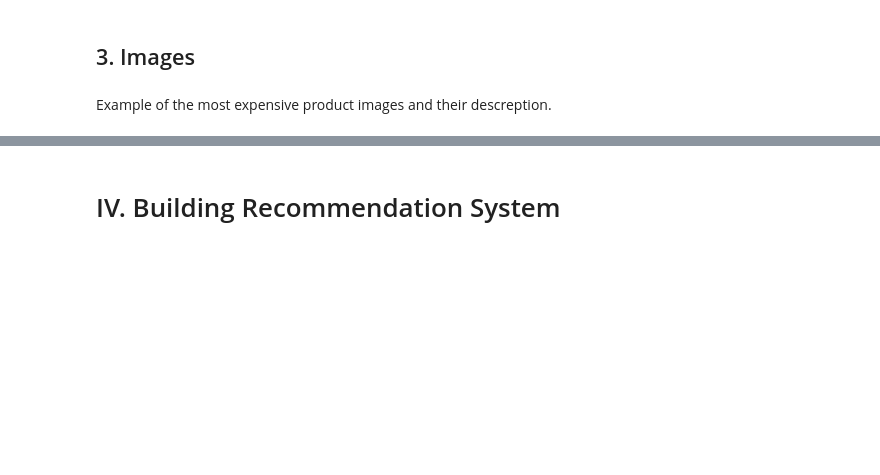
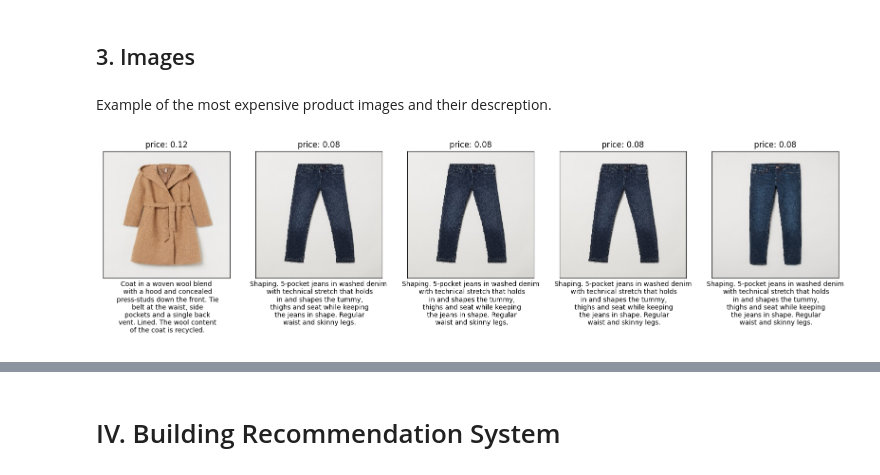
Before and after one commit to GiangNguyenn/FinalAssignmentGroup03, a Jupyter notebook: refactor_asm_3.ipynb, the cells around one changed output, grey strips where cells are left out. Saved outputs shown, nothing was run; the diff lists cells and outputs as text; code cells hidden in the pictures; blank space fills up the shorter version.

```diff
--- a/refactor_asm_3.ipynb
+++ b/refactor_asm_3.ipynb
@@ -534,32 +534,34 @@ plt.show()
 # %% [markdown]
 Example of the most expensive product images and their descreption.
 # %%
-# left_join_transaction = transactions.merge(small_articles_df, on='article_id', how='left')
+left_join_transaction = transactions.merge(small_articles_df, on='article_id', how='left')
 
-# left_join_transaction.dropna(inplace=True)
-# max_price_ids = transactions[transactions.t_dat==transactions.t_dat.max()].sort_values('price', ascending=False).iloc[:5][['article_id', 'price']]
-# min_price_ids = transactions[transactions.t_dat==transactions.t_dat.min()].sort_values('price', ascending=True).iloc[:5][['article_id', 'price']]
+left_join_transaction.dropna(inplace=True)
+max_price_ids = transactions[transactions.t_dat==transactions.t_dat.max()].sort_values('price', ascending=False).iloc[:5][['article_id', 'price']]
+min_price_ids = transactions[transactions.t_dat==transactions.t_dat.min()].sort_values('price', ascending=True).iloc[:5][['article_id', 'price']]
 # %%
-# f, ax = plt.subplots(1, 5, figsize=(20,10))
-# i = 0
+f, ax = plt.subplots(1, 5, figsize=(20,10))
+i = 0
 
-# max_price_ids = left_join_transaction[left_join_transaction.t_dat==left_join_transaction.t_dat.max()].sort_values('price', ascending=False).iloc[:5][['article_id', 'price']]
-# min_price_ids = left_join_transaction[left_join_transaction.t_dat==left_join_transaction.t_dat.min()].sort_values('price', ascending=True).iloc[:5][['article_id', 'price']]
+max_price_ids = left_join_transaction[left_join_transaction.t_dat==left_join_transaction.t_dat.max()].sort_values('price', ascending=False).iloc[:5][['article_id', 'price']]
+min_price_ids = left_join_transaction[left_join_transaction.t_dat==left_join_transaction.t_dat.min()].sort_values('price', ascending=True).iloc[:5][['article_id', 'price']]
 
 
-# for _, data in max_price_ids.iterrows():
-#     desc = small_articles_df[small_articles_df['article_id'] == data['article_id']]['detail_desc'].iloc[0]
-#     desc_list = desc.split(' ')
-#     for j, elem in enumerate(desc_list):
-#         if j > 0 and j % 5 == 0:
-#             desc_list[j] = desc_list[j] + '\n'
-#     desc = ' '.join(desc_list)
-#     img = mpimg.imread(f'downscaled_images_raw/0{str(data.article_id)[:2]}/0{int(data.article_id)}.jpg')
-#     ax[i].imshow(img)
-#     ax[i].set_title(f'price: {data.price:.2f}')
-#     ax[i].set_xticks([], [])
-#     ax[i].set_yticks([], [])
-#     ax[i].grid(False)
-#     ax[i].set_xlabel(desc, fontsize=10)
-#     i += 1
-# plt.show()
+for _, data in max_price_ids.iterrows():
+    desc = small_articles_df[small_articles_df['article_id'] == data['article_id']]['detail_desc'].iloc[0]
+    desc_list = desc.split(' ')
+    for j, elem in enumerate(desc_list):
+        if j > 0 and j % 5 == 0:
+            desc_list[j] = desc_list[j] + '\n'
+    desc = ' '.join(desc_list)
+    img = mpimg.imread(f'downscaled_images_raw/0{str(data.article_id)[:2]}/0{int(data.article_id)}.jpg')
+    ax[i].imshow(img)
+    ax[i].set_title(f'price: {data.price:.2f}')
+    ax[i].set_xticks([], [])
+    ax[i].set_yticks([], [])
+    ax[i].grid(False)
+    ax[i].set_xlabel(desc, fontsize=10)
+    i += 1
+plt.show()
+# %% [output]
+[figure, added]
```
Also changed, not shown: parts of 14 cells of this notebook.
